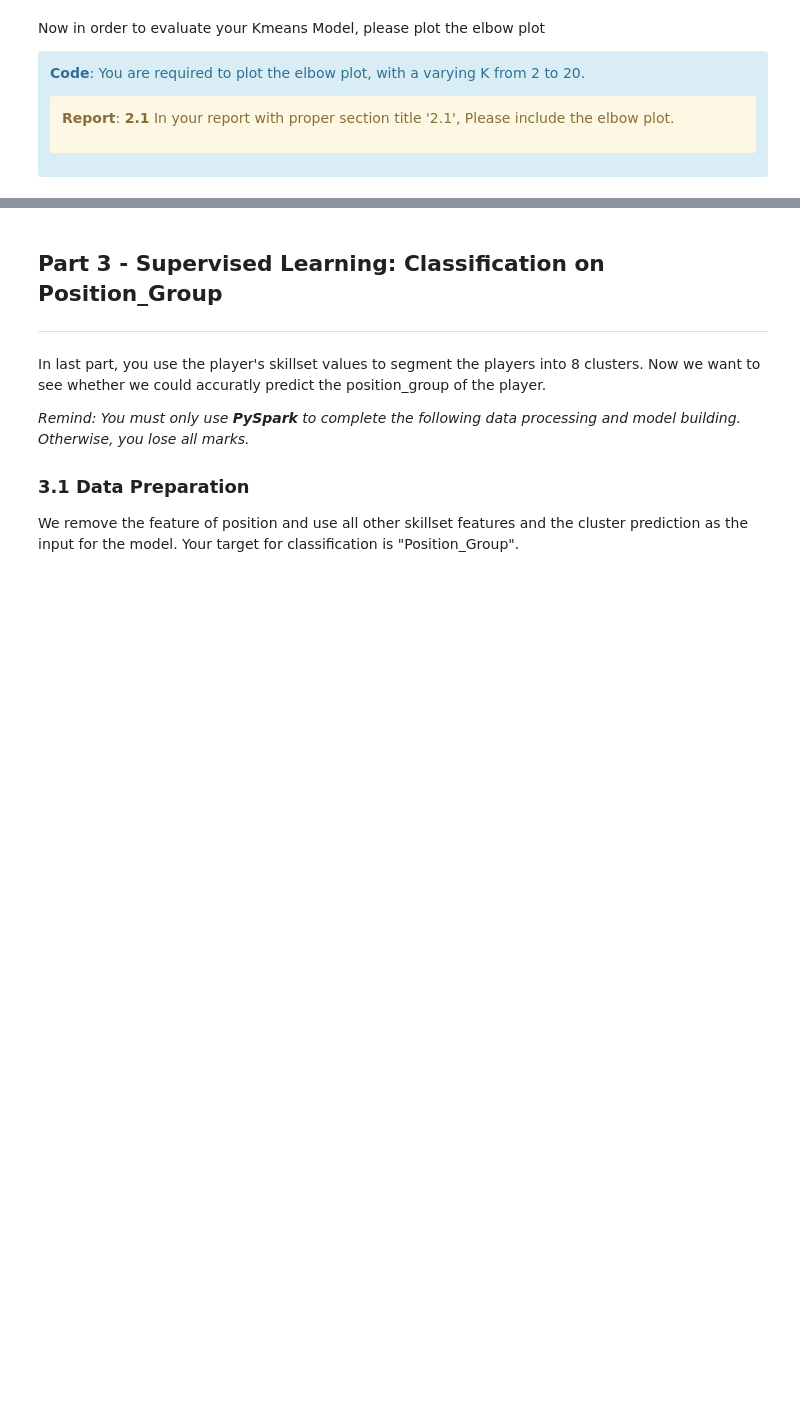
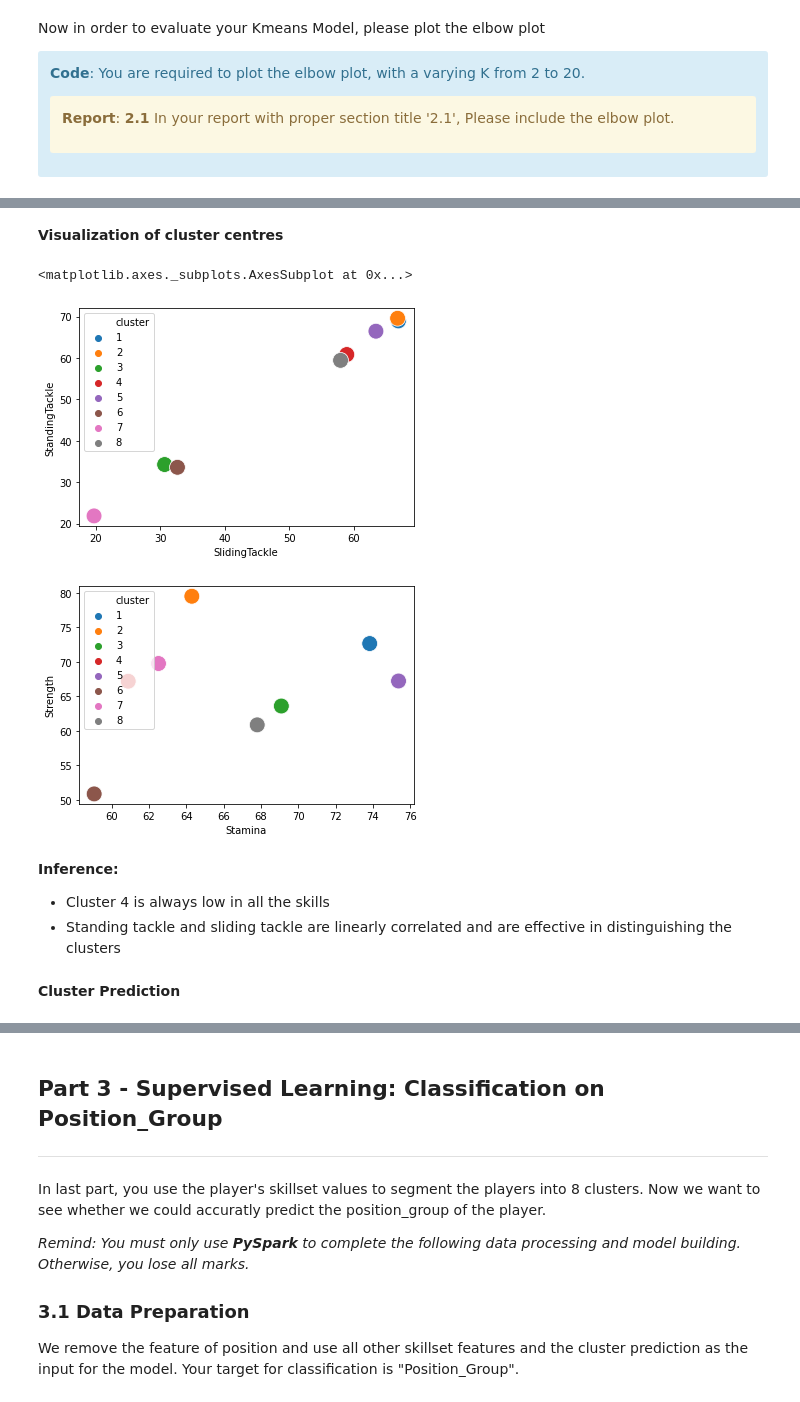
Before and after one commit to urmanml/Portfolio, a Jupyter notebook: PySpark.ipynb, the cells around one changed output, grey strips where cells are left out. Saved outputs shown, nothing was run; the diff lists cells and outputs as text; code cells hidden in the pictures; blank space fills up the shorter version.

```diff
--- a/PySpark.ipynb
+++ b/PySpark.ipynb
@@ -354,0 +596,13 @@ from pyspark.sql import SQLContext
+# %%
+k = 8
+# Your code
+kmeans = KMeans().setK(k).setSeed(1).setFeaturesCol("features")
+model = kmeans.fit(df_kmeans)
+centers = model.clusterCenters()
+
+array= np.vstack(centers)
+import pandas as pd
+type(array)
+cluster_centres= pd.DataFrame(array, columns= FEATURES_COL)
+cluster_centres['cluster']= ['1','2','3','4','5','6','7','8']
+cluster_centres
@@ -354,0 +619,22 @@ from pyspark.sql import SQLContext
+# %% [markdown]
+**Visualization of cluster centres**
+# %%
+
+#Create figure
+
+# Create scatterplot. alpha controls the opacity and s controls the size.
+fig= plt.figure()
+sns.scatterplot(data=cluster_centres, x= cluster_centres.SlidingTackle, y= cluster_centres.StandingTackle, s=250, hue= "cluster",   palette=["C0", "C1","C2", 'C3','C4','C5','C6','C7'])
+fig= plt.figure()
+
+sns.scatterplot(data=cluster_centres, x= cluster_centres.Stamina, y= cluster_centres.Strength, s=250, hue= "cluster",   palette=["C0", "C1","C2", 'C3','C4','C5','C6','C7'])
+# %% [output]
+<matplotlib.axes._subplots.AxesSubplot at 0x...>
+[figure, added]
+[figure, added]
+# %% [markdown]
+**Inference:**
+- Cluster 4 is always low in all the skills
+- Standing tackle and sliding tackle are linearly correlated and are effective in distinguishing the clusters
+# %% [markdown]
+**Cluster Prediction**
```
Also changed, not shown: parts of 84 cells of this notebook, 1 other file.
